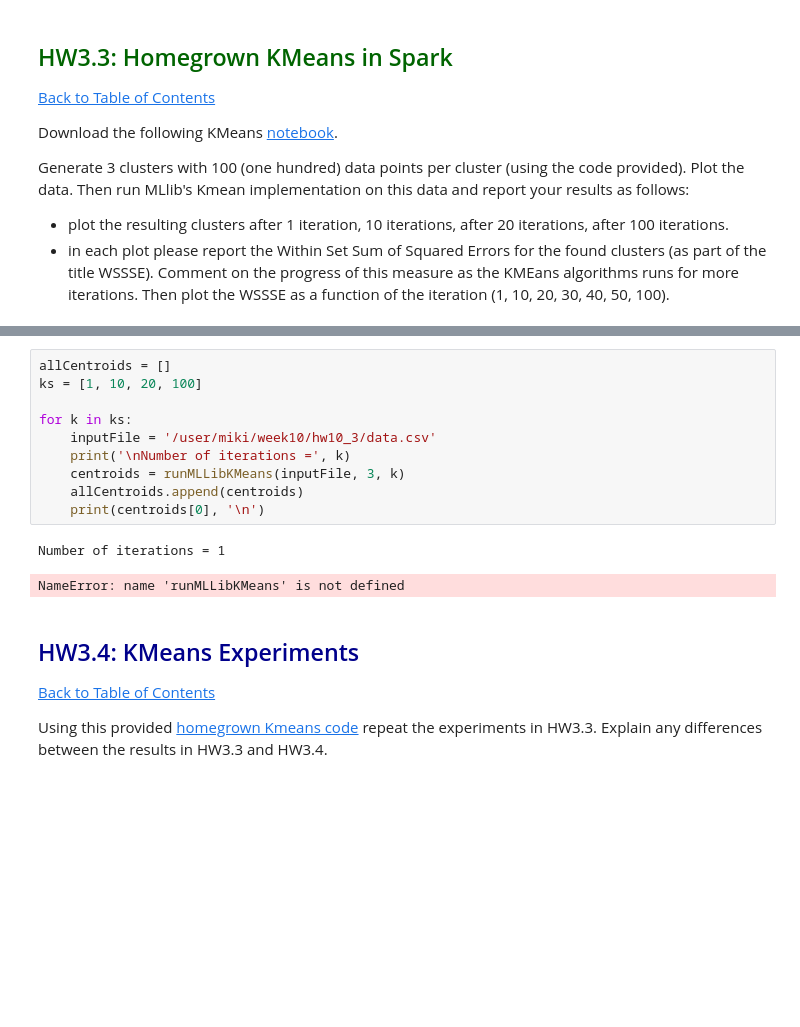
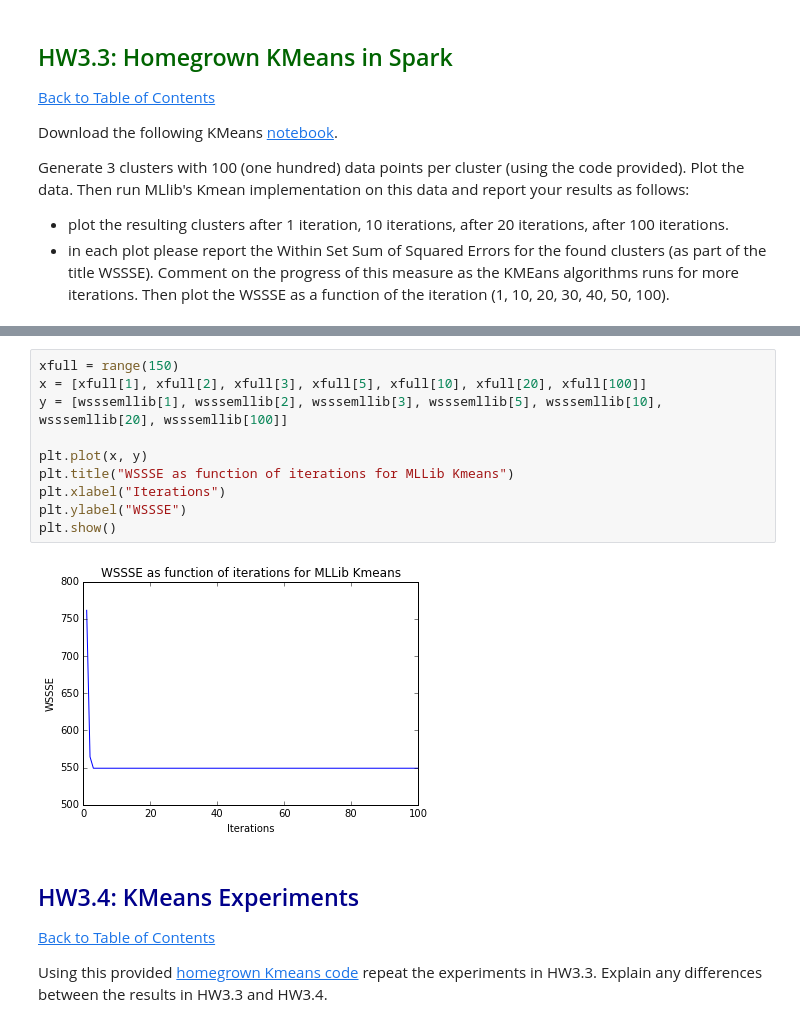
Before and after one commit to anaveenan/MachineLearning, a Jupyter notebook: TargetDataScienceTraining/Week 2/HW3/Zuehlke DAMLAS Target DS Homework - 2aug2016.ipynb, the cells around one changed output, grey strips where cells are left out. Drawn from its saved outputs; the diff is of its cells as text; blank space fills up the shorter version.

```diff
--- a/TargetDataScienceTraining/Week 2/HW3/Zuehlke DAMLAS Target DS Homework - 2aug2016.ipynb
+++ b/TargetDataScienceTraining/Week 2/HW3/Zuehlke DAMLAS Target DS Homework - 2aug2016.ipynb
@@ -461,16 +458,15 @@ Cluster Centers:100
-# %%
-allCentroids = []
-ks = [1, 10, 20, 100]
-
-for k in ks:
-    inputFile = '/user/miki/week10/hw10_3/data.csv'
-    print('\nNumber of iterations =', k)
-    centroids = runMLLibKMeans(inputFile, 3, k)
-    allCentroids.append(centroids)
-    print(centroids[0], '\n')
-# %% [output]
-Number of iterations = 1
-NameError: name 'runMLLibKMeans' is not defined
+# %%
+xfull = range(150)
+x = [xfull[1], xfull[2], xfull[3], xfull[5], xfull[10], xfull[20], xfull[100]]
+y = [wsssemllib[1], wsssemllib[2], wsssemllib[3], wsssemllib[5], wsssemllib[10], wsssemllib[20], wsssemllib[100]]
+
+plt.plot(x, y)
+plt.title("WSSSE as function of iterations for MLLib Kmeans")
+plt.xlabel("Iterations")
+plt.ylabel("WSSSE")
+plt.show()
+# %% [output]
+[figure, added]
 # %% [markdown]
 <a name="HW3.4"><h2 style="color:darkblue"> HW3.4: KMeans Experiments  </h2>
 [Back to Table of Contents](#TOC)
```
Also changed, not shown: parts of 28 cells of this notebook.
